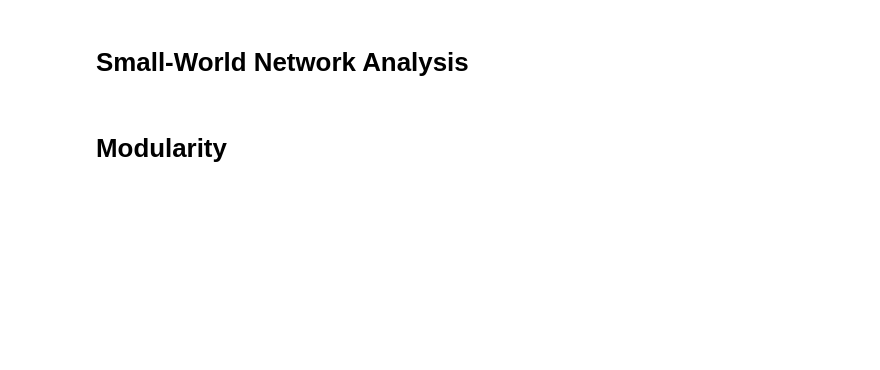
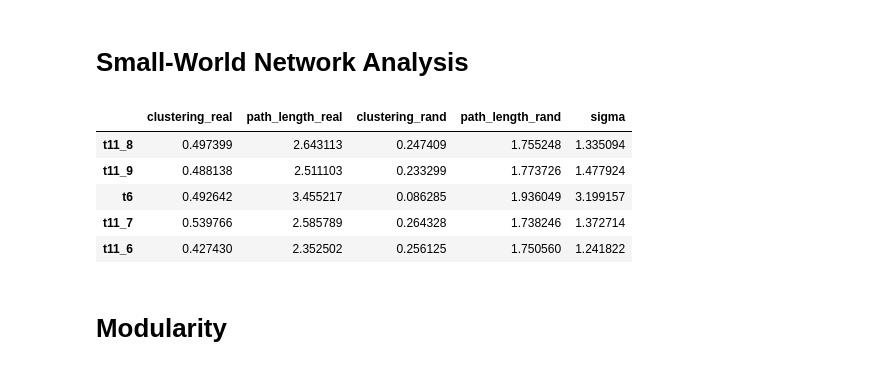
Before and after one commit to asalazar18s/SNA_25, a Jupyter notebook: metrics_AS.ipynb, the cells around one changed output. Cells and saved outputs as stored; diff of their text form; code cells hidden in the pictures; blank space fills up the shorter version.

```diff
--- a/metrics_AS.ipynb
+++ b/metrics_AS.ipynb
@@ -228,33 +244,41 @@ for edge_file in edge_files:
 
         # Calculate real clustering and path length
         clustering_real = nx.average_clustering(H_undirected)
         path_length_real = nx.average_shortest_path_length(H)
 
         # Create a random graph with same number of nodes and edges
         num_nodes = H.number_of_nodes()
         num_edges = H.number_of_edges()
         G_random = nx.gnm_random_graph(num_nodes, num_edges)
 
         clustering_rand = nx.average_clustering(G_random)
         path_length_rand = nx.average_shortest_path_length(G_random)
 
         # Compute small-world coefficient sigma
         sigma = (clustering_real / clustering_rand) / (path_length_real / path_length_rand)
 
         small_world_summary[school_id] = {
             "clustering_real": clustering_real,
             "path_length_real": path_length_real,
             "clustering_rand": clustering_rand,
             "path_length_rand": path_length_rand,
             "sigma": sigma
         }
 
     except Exception as e:
         small_world_summary[school_id] = {
             "error": str(e)
         }
 
 sw_df = pd.DataFrame.from_dict(small_world_summary, orient='index')
+sw_df.head()
+# %% [output]
+|  | clustering_real | path_length_real | clustering_rand | path_length_rand | sigma |
+| t11_8 | 0.497399 | 2.643113 | 0.247409 | 1.755248 | 1.335094 |
+| t11_9 | 0.488138 | 2.511103 | 0.233299 | 1.773726 | 1.477924 |
+| t6 | 0.492642 | 3.455217 | 0.086285 | 1.936049 | 3.199157 |
+| t11_7 | 0.539766 | 2.585789 | 0.264328 | 1.738246 | 1.372714 |
+| t11_6 | 0.427430 | 2.352502 | 0.256125 | 1.750560 | 1.241822 |
 # %% [markdown]
 # Modularity
 # %%
```
Also changed, not shown: parts of 4 cells of this notebook.
